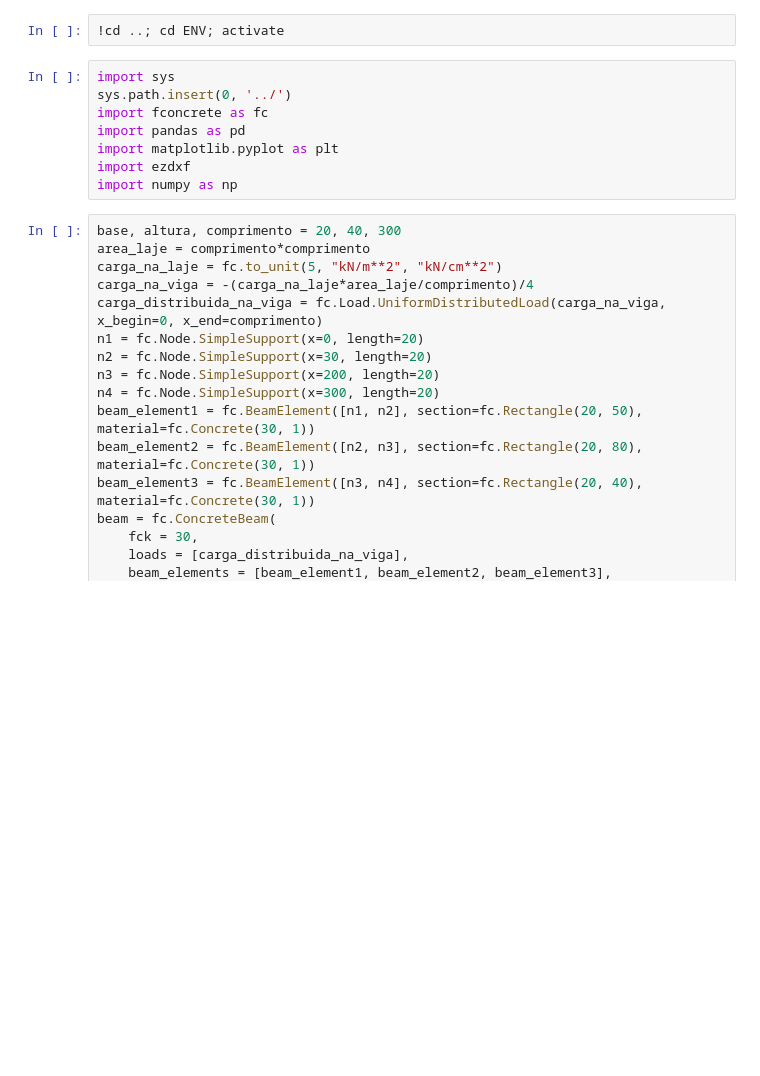
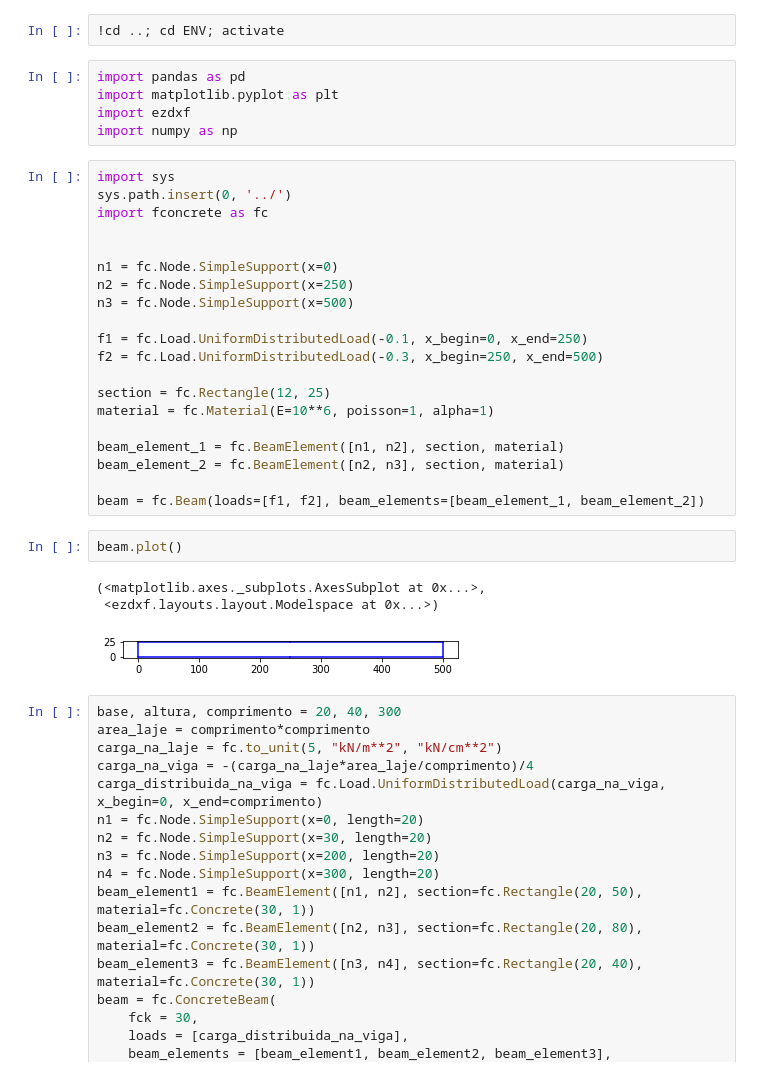
Before and after one commit to luisggc/FConcrete, a Jupyter notebook: examples/Draw.ipynb, the cells around one changed output. Drawn from its saved outputs; the diff is of its cells as text; blank space fills up the shorter version.

```diff
--- a/examples/Draw.ipynb
+++ b/examples/Draw.ipynb
@@ -1,13 +1,36 @@
 # %%
 !cd ..; cd ENV; activate
 # %%
-import sys
-sys.path.insert(0, '../')
-import fconcrete as fc
 import pandas as pd
 import matplotlib.pyplot as plt
 import ezdxf
 import numpy as np
+# %%
+import sys
+sys.path.insert(0, '../')
+import fconcrete as fc
+
+
+n1 = fc.Node.SimpleSupport(x=0)
+n2 = fc.Node.SimpleSupport(x=250)
+n3 = fc.Node.SimpleSupport(x=500)
+
+f1 = fc.Load.UniformDistributedLoad(-0.1, x_begin=0, x_end=250)
+f2 = fc.Load.UniformDistributedLoad(-0.3, x_begin=250, x_end=500)
+
+section = fc.Rectangle(12, 25)
+material = fc.Material(E=10**6, poisson=1, alpha=1)
+
+beam_element_1 = fc.BeamElement([n1, n2], section, material)
+beam_element_2 = fc.BeamElement([n2, n3], section, material)
+
+beam = fc.Beam(loads=[f1, f2], beam_elements=[beam_element_1, beam_element_2])
+# %%
+beam.plot()
+# %% [output]
+(<matplotlib.axes._subplots.AxesSubplot at 0x...>,
+ <ezdxf.layouts.layout.Modelspace at 0x...>)
+[figure, added]
 # %%
 base, altura, comprimento = 20, 40, 300
 area_laje = comprimento*comprimento
```
Also changed, not shown: 8 other files.
